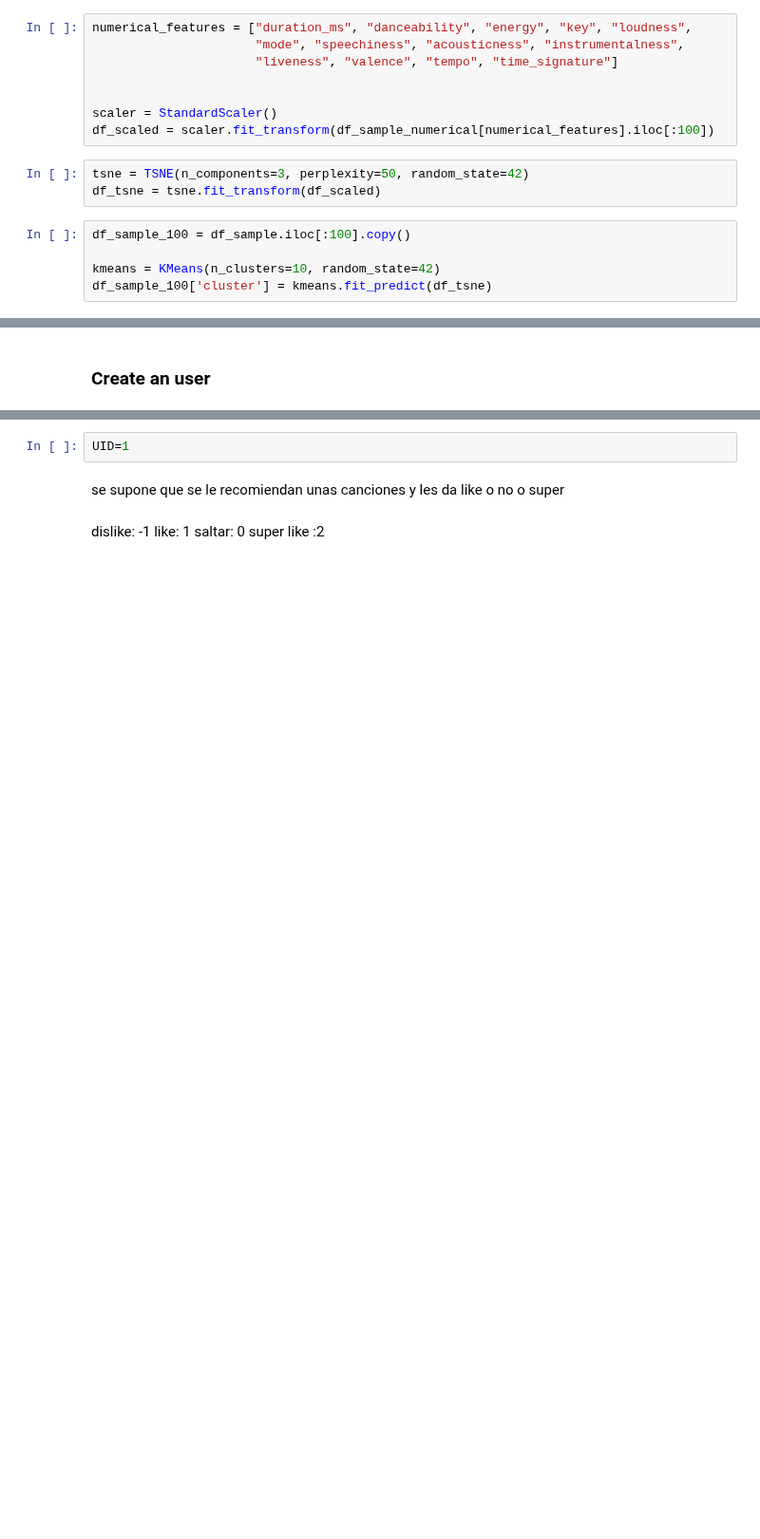
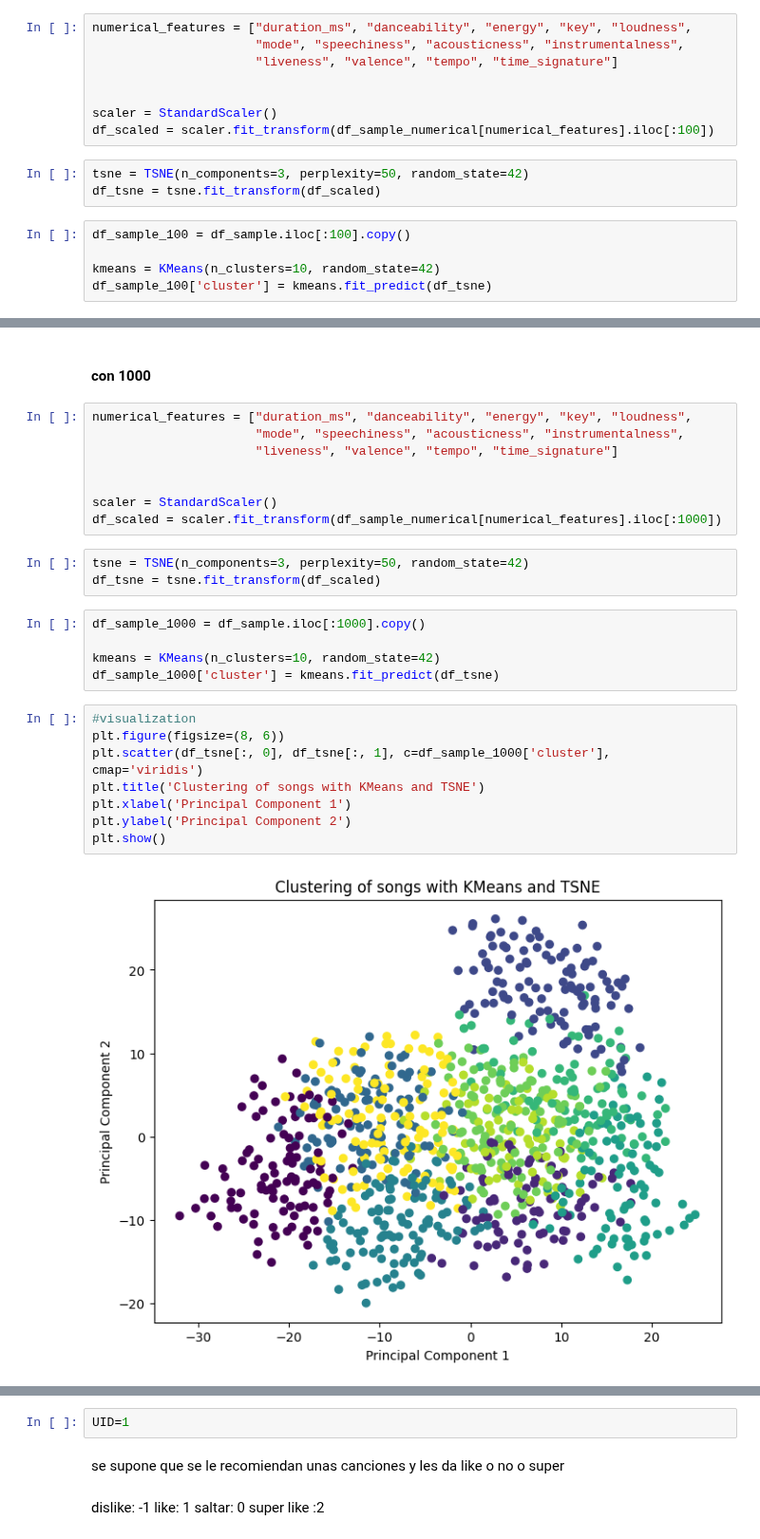
Before and after one commit to enekobarod/Suggestify, a Jupyter notebook: Suggestify/Suggestify.ipynb, the cells around one changed output, grey strips where cells are left out. Shown at 95% size. Saved outputs shown, nothing was run; the diff lists cells and outputs as text; blank space fills up the shorter version.

```diff
--- a/Suggestify/Suggestify.ipynb
+++ b/Suggestify/Suggestify.ipynb
@@ -261,2 +269,28 @@ plt.show()
-# %% [markdown]
-### Create an user
+# %% [markdown]
+#### con 1000
+# %%
+numerical_features = ["duration_ms", "danceability", "energy", "key", "loudness",
+                      "mode", "speechiness", "acousticness", "instrumentalness",
+                      "liveness", "valence", "tempo", "time_signature"]
+
+
+scaler = StandardScaler()
+df_scaled = scaler.fit_transform(df_sample_numerical[numerical_features].iloc[:1000])
+# %%
+tsne = TSNE(n_components=3, perplexity=50, random_state=42)
+df_tsne = tsne.fit_transform(df_scaled)
+# %%
+df_sample_1000 = df_sample.iloc[:1000].copy()
+
+kmeans = KMeans(n_clusters=10, random_state=42)
+df_sample_1000['cluster'] = kmeans.fit_predict(df_tsne)
+# %%
+#visualization
+plt.figure(figsize=(8, 6))
+plt.scatter(df_tsne[:, 0], df_tsne[:, 1], c=df_sample_1000['cluster'], cmap='viridis')
+plt.title('Clustering of songs with KMeans and TSNE')
+plt.xlabel('Principal Component 1')
+plt.ylabel('Principal Component 2')
+plt.show()
+# %% [output]
+[figure, added]
```
Also changed, not shown: parts of 18 cells of this notebook, 1 other file.
